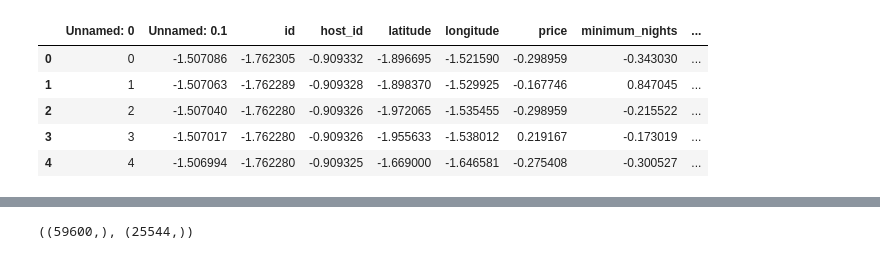
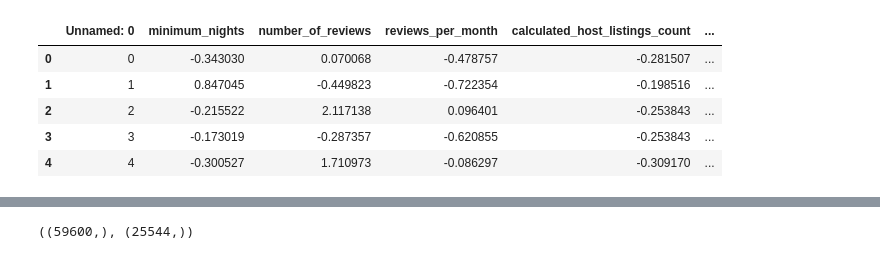
Before and after one commit to malakmosly/Capstone2, a Jupyter notebook: Airbnb Data Modeling.ipynb, the cells around one changed output, grey strips where cells are left out. Cells and saved outputs as stored; diff of their text form; code cells hidden in the pictures.

```diff
--- a/Airbnb Data Modeling.ipynb
+++ b/Airbnb Data Modeling.ipynb
@@ -19,9 +20,9 @@ df = pd.read_csv("Scaled Cleaned Airbnb Data.csv")
-# %%
-df.head()
-# %% [output]
-|  | Unnamed: 0 | Unnamed: 0.1 | id | host_id | latitude | longitude | price | minimum_nights | ... |
-| 0 | 0 | -1.507086 | -1.762305 | -0.909332 | -1.896695 | -1.521590 | -0.298959 | -0.343030 | ... |
-| 1 | 1 | -1.507063 | -1.762289 | -0.909328 | -1.898370 | -1.529925 | -0.167746 | 0.847045 | ... |
-| 2 | 2 | -1.507040 | -1.762280 | -0.909326 | -1.972065 | -1.535455 | -0.298959 | -0.215522 | ... |
-| 3 | 3 | -1.507017 | -1.762280 | -0.909326 | -1.955633 | -1.538012 | 0.219167 | -0.173019 | ... |
-| 4 | 4 | -1.506994 | -1.762280 | -0.909325 | -1.669000 | -1.646581 | -0.275408 | -0.300527 | ... |
+# %%
+X.head()
+# %% [output]
+|  | Unnamed: 0 | minimum_nights | number_of_reviews | reviews_per_month | calculated_host_listings_count | ... |
+| 0 | 0 | -0.343030 | 0.070068 | -0.478757 | -0.281507 | ... |
+| 1 | 1 | 0.847045 | -0.449823 | -0.722354 | -0.198516 | ... |
+| 2 | 2 | -0.215522 | 2.117138 | 0.096401 | -0.253843 | ... |
+| 3 | 3 | -0.173019 | -0.287357 | -0.620855 | -0.253843 | ... |
+| 4 | 4 | -0.300527 | 1.710973 | -0.086297 | -0.309170 | ... |
```
Also changed, not shown: parts of 52 cells of this notebook.
